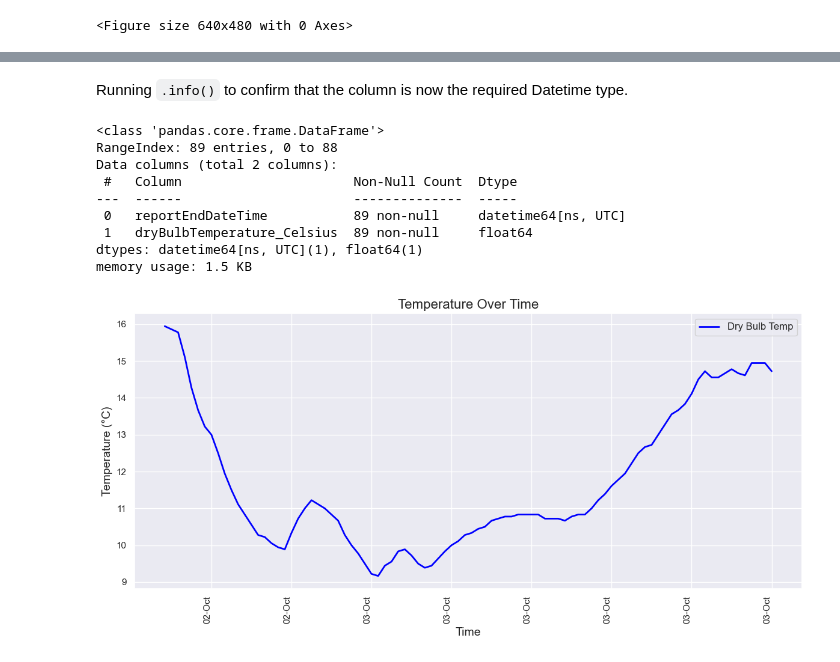
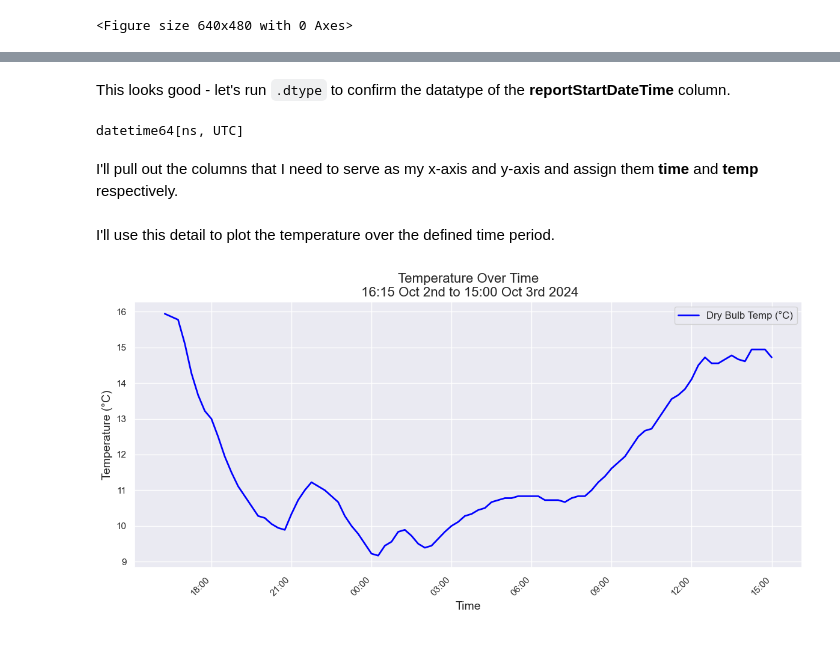
Before and after one commit to JBnkn/4369-programming-for-data-analytics, a Jupyter notebook: Assignments/assignment2-weather.ipynb, the cells around one changed output, grey strips where cells are left out. Cells and saved outputs as stored; diff of their text form; code cells hidden in the pictures.

Commit message:
Assignment 2 - further tidying of temp graph

```diff
--- a/Assignments/assignment2-weather.ipynb
+++ b/Assignments/assignment2-weather.ipynb
@@ -23,3 +20,8 @@ data = pd.read_csv('weatherreadings1.csv', parse_dates=['reportEndDateTime'])
+# %%
+# read CSV file into a data frame
+# this is saved locally but I could read it in as a URL if I was pulling from a remote source
+# using parse_dates on the report time column to convert to a datetime object
+data = pd.read_csv('weatherreadings1.csv', parse_dates=['reportStartDateTime'])
 # %%
 # have a look at the data frame
 data.head()
@@ -46,38 +36,34 @@ temptime.head()
-# %% [markdown]
-Running <code>.info()</code> to confirm that the column is now the required Datetime type.
-# %%
-temptime.info()
-# %% [output]
-<class 'pandas.core.frame.DataFrame'>
-RangeIndex: 89 entries, 0 to 88
-Data columns (total 2 columns):
- #   Column                      Non-Null Count  Dtype
----  ------                      --------------  -----
- 0   reportEndDateTime           89 non-null     datetime64[ns, UTC]
- 1   dryBulbTemperature_Celsius  89 non-null     float64
-dtypes: datetime64[ns, UTC](1), float64(1)
-memory usage: 1.5 KB
+# %% [markdown]
+This looks good - let's run <code>.dtype</code> to confirm the datatype of the **reportStartDateTime** column.
+# %%
+data['reportStartDateTime'].dtype
+# %% [output]
+datetime64[ns, UTC]
+# %% [markdown]
+I'll pull out the columns that I need to serve as my x-axis and y-axis and assign them **time** and **temp** respectively.
 # %%
-# extract the necessary columns
-time = temptime['reportEndDateTime']
-temperature = temptime['dryBulbTemperature_Celsius']
+# extract the required columns as time and temp
+time = data['reportStartDateTime']
+temp = data['dryBulbTemperature_Celsius']
+# %% [markdown]
+I'll use this detail to plot the temperature over the defined time period.
 # %%
 # plot the data
 plt.figure(figsize=(12, 6))
-plt.plot(time, temperature, label='Dry Bulb Temp', color='blue', linewidth=2)
+plt.plot(time, temp, label='Dry Bulb Temp (°C)', color='blue', linewidth=2)
 
-plt.gca().xaxis.set_major_formatter(plt.matplotlib.dates.DateFormatter('%d-%b'))
+plt.gca().xaxis.set_major_formatter(plt.matplotlib.dates.DateFormatter('%H:%M'))
 plt.gcf().autofmt_xdate()
 
 # customize the plot
-plt.title('Temperature Over Time', fontsize=16)
+plt.title('Temperature Over Time\n 16:15 Oct 2nd to 15:00 Oct 3rd 2024', fontsize=16)
 plt.xlabel('Time', fontsize=14)
 plt.ylabel('Temperature (°C)', fontsize=14)
 plt.legend(fontsize=12)
-plt.xticks(rotation=90)
+plt.xticks(rotation=45)
 
 # show the plot
 plt.tight_layout()
 plt.show()
 # %% [output]
-[figure, old version]
+[figure, new version]
```
Also changed, not shown: parts of 3 cells of this notebook.
